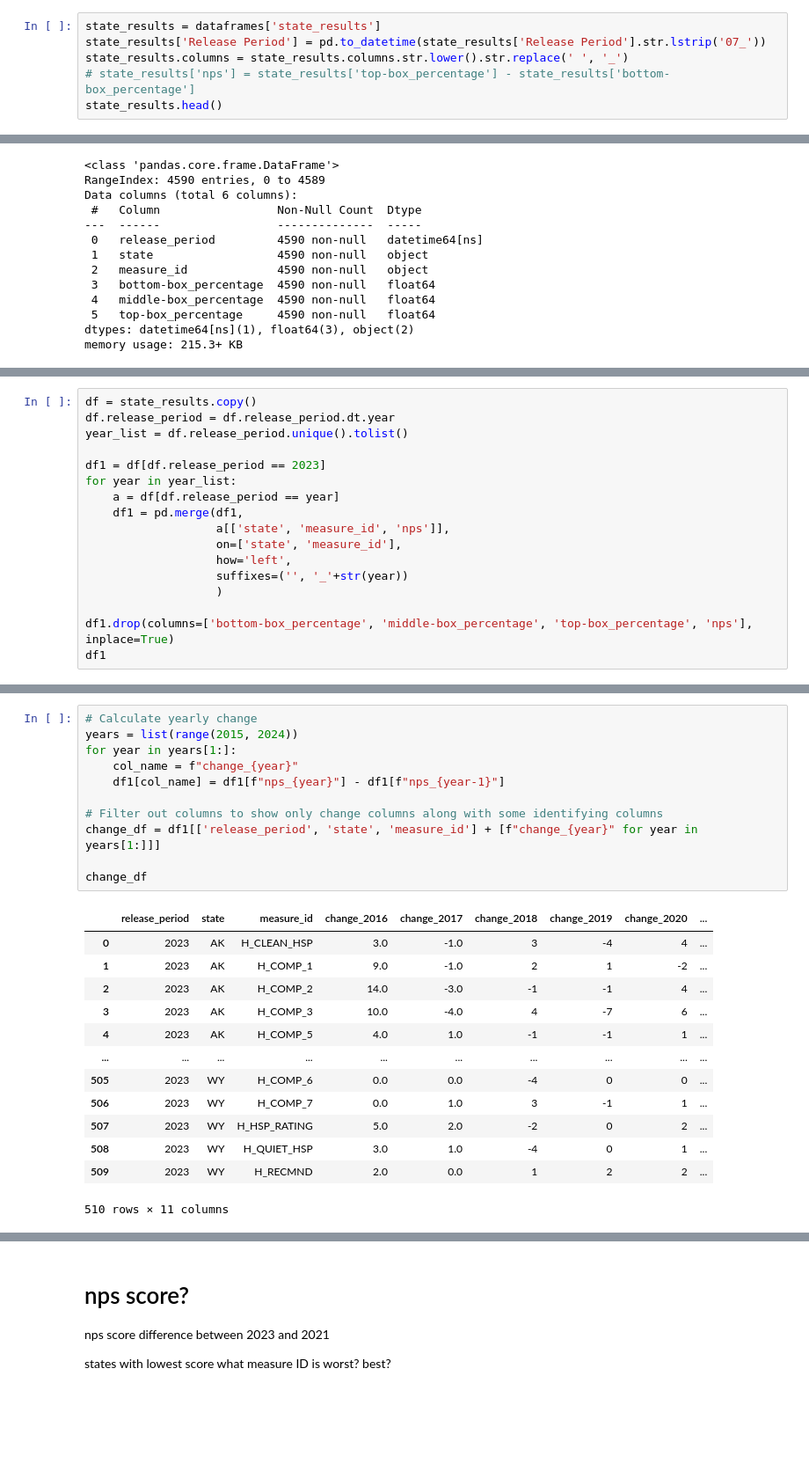
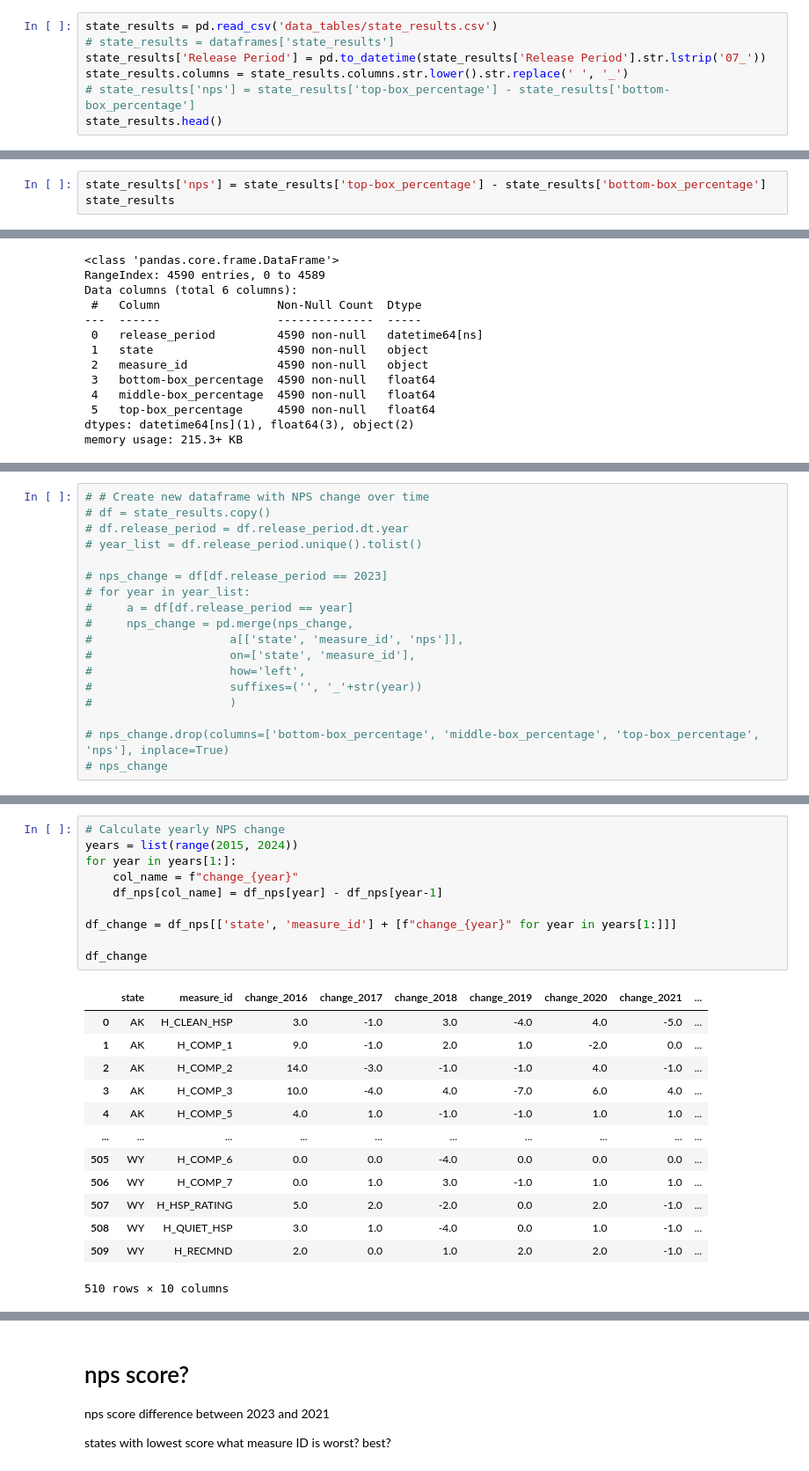
Before and after one commit to andyguo0228/maven_healthcare, a Jupyter notebook: maven_healthcare.ipynb, the cells around one changed output, grey strips where cells are left out. Shown: that part at 88% size. Drawn from its saved outputs; the diff is of its cells as text; blank space fills up the shorter version.

```diff
--- a/maven_healthcare.ipynb
+++ b/maven_healthcare.ipynb
@@ -117,5 +86,6 @@ state_results
 # %%
-state_results = dataframes['state_results']
+state_results = pd.read_csv('data_tables/state_results.csv')
+# state_results = dataframes['state_results']
 state_results['Release Period'] = pd.to_datetime(state_results['Release Period'].str.lstrip('07_'))
 state_results.columns = state_results.columns.str.lower().str.replace(' ', '_')
 # state_results['nps'] = state_results['top-box_percentage'] - state_results['bottom-box_percentage']
@@ -191,0 +153,3 @@ memory usage: 214.8+ KB
+# %%
+state_results['nps'] = state_results['top-box_percentage'] - state_results['bottom-box_percentage']
+state_results
@@ -218,19 +215,20 @@ state_results.state.nunique()
 # %%
-df = state_results.copy()
-df.release_period = df.release_period.dt.year
-year_list = df.release_period.unique().tolist()
+# # Create new dataframe with NPS change over time
+# df = state_results.copy()
+# df.release_period = df.release_period.dt.year
+# year_list = df.release_period.unique().tolist()
 
-df1 = df[df.release_period == 2023]
-for year in year_list:
-    a = df[df.release_period == year]
-    df1 = pd.merge(df1,
-                   a[['state', 'measure_id', 'nps']],
-                   on=['state', 'measure_id'],
-                   how='left',
-                   suffixes=('', '_'+str(year))
-                   )
+# nps_change = df[df.release_period == 2023]
+# for year in year_list:
+#     a = df[df.release_period == year]
+#     nps_change = pd.merge(nps_change,
+#                    a[['state', 'measure_id', 'nps']],
+#                    on=['state', 'measure_id'],
+#                    how='left',
+#                    suffixes=('', '_'+str(year))
+#                    )
 
-df1.drop(columns=['bottom-box_percentage', 'middle-box_percentage', 'top-box_percentage', 'nps'], inplace=True)
-df1
+# nps_change.drop(columns=['bottom-box_percentage', 'middle-box_percentage', 'top-box_percentage', 'nps'], inplace=True)
+# nps_change
 # %% [output]
 |  | release_period | state | measure_id | nps_2015 | nps_2016 | nps_2017 | nps_2018 | nps_2019 | nps_2020 | ... |
@@ -265,25 +247,24 @@ df
 # %%
-# Calculate yearly change
+# Calculate yearly NPS change
 years = list(range(2015, 2024))
 for year in years[1:]:
     col_name = f"change_{year}"
-    df1[col_name] = df1[f"nps_{year}"] - df1[f"nps_{year-1}"]
+    df_nps[col_name] = df_nps[year] - df_nps[year-1]
 
-# Filter out columns to show only change columns along with some identifying columns
-change_df = df1[['release_period', 'state', 'measure_id'] + [f"change_{year}" for year in years[1:]]]
+df_change = df_nps[['state', 'measure_id'] + [f"change_{year}" for year in years[1:]]]
 
-change_df
+df_change
 # %% [output]
-|  | release_period | state | measure_id | change_2016 | change_2017 | change_2018 | change_2019 | change_2020 | ... |
-| 0 | 2023 | AK | H_CLEAN_HSP | 3.0 | -1.0 | 3 | -4 | 4 | ... |
-| 1 | 2023 | AK | H_COMP_1 | 9.0 | -1.0 | 2 | 1 | -2 | ... |
-| 2 | 2023 | AK | H_COMP_2 | 14.0 | -3.0 | -1 | -1 | 4 | ... |
-| 3 | 2023 | AK | H_COMP_3 | 10.0 | -4.0 | 4 | -7 | 6 | ... |
-| 4 | 2023 | AK | H_COMP_5 | 4.0 | 1.0 | -1 | -1 | 1 | ... |
+|  | state | measure_id | change_2016 | change_2017 | change_2018 | change_2019 | change_2020 | change_2021 | ... |
+| 0 | AK | H_CLEAN_HSP | 3.0 | -1.0 | 3.0 | -4.0 | 4.0 | -5.0 | ... |
+| 1 | AK | H_COMP_1 | 9.0 | -1.0 | 2.0 | 1.0 | -2.0 | 0.0 | ... |
+| 2 | AK | H_COMP_2 | 14.0 | -3.0 | -1.0 | -1.0 | 4.0 | -1.0 | ... |
+| 3 | AK | H_COMP_3 | 10.0 | -4.0 | 4.0 | -7.0 | 6.0 | 4.0 | ... |
+| 4 | AK | H_COMP_5 | 4.0 | 1.0 | -1.0 | -1.0 | 1.0 | 1.0 | ... |
 | ... | ... | ... | ... | ... | ... | ... | ... | ... | ... |
-| 505 | 2023 | WY | H_COMP_6 | 0.0 | 0.0 | -4 | 0 | 0 | ... |
-| 506 | 2023 | WY | H_COMP_7 | 0.0 | 1.0 | 3 | -1 | 1 | ... |
-| 507 | 2023 | WY | H_HSP_RATING | 5.0 | 2.0 | -2 | 0 | 2 | ... |
-| 508 | 2023 | WY | H_QUIET_HSP | 3.0 | 1.0 | -4 | 0 | 1 | ... |
-| 509 | 2023 | WY | H_RECMND | 2.0 | 0.0 | 1 | 2 | 2 | ... |
+| 505 | WY | H_COMP_6 | 0.0 | 0.0 | -4.0 | 0.0 | 0.0 | 0.0 | ... |
+| 506 | WY | H_COMP_7 | 0.0 | 1.0 | 3.0 | -1.0 | 1.0 | 1.0 | ... |
+| 507 | WY | H_HSP_RATING | 5.0 | 2.0 | -2.0 | 0.0 | 2.0 | -1.0 | ... |
+| 508 | WY | H_QUIET_HSP | 3.0 | 1.0 | -4.0 | 0.0 | 1.0 | -1.0 | ... |
+| 509 | WY | H_RECMND | 2.0 | 0.0 | 1.0 | 2.0 | 2.0 | -1.0 | ... |
-510 rows × 11 columns
+510 rows × 10 columns
```
Also changed, not shown: parts of 27 cells of this notebook.
